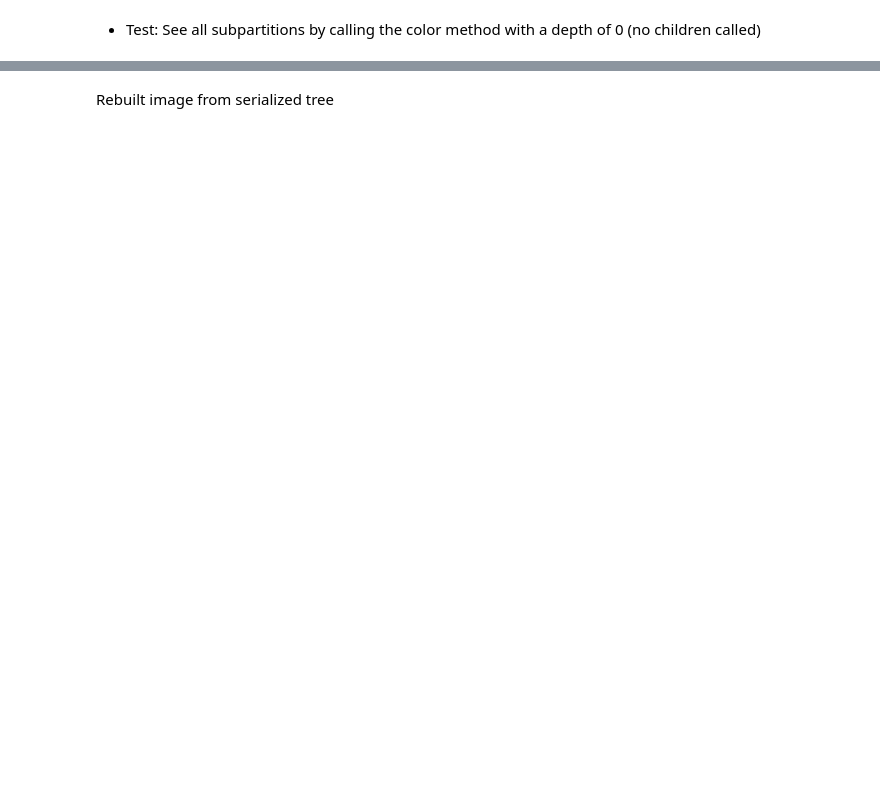
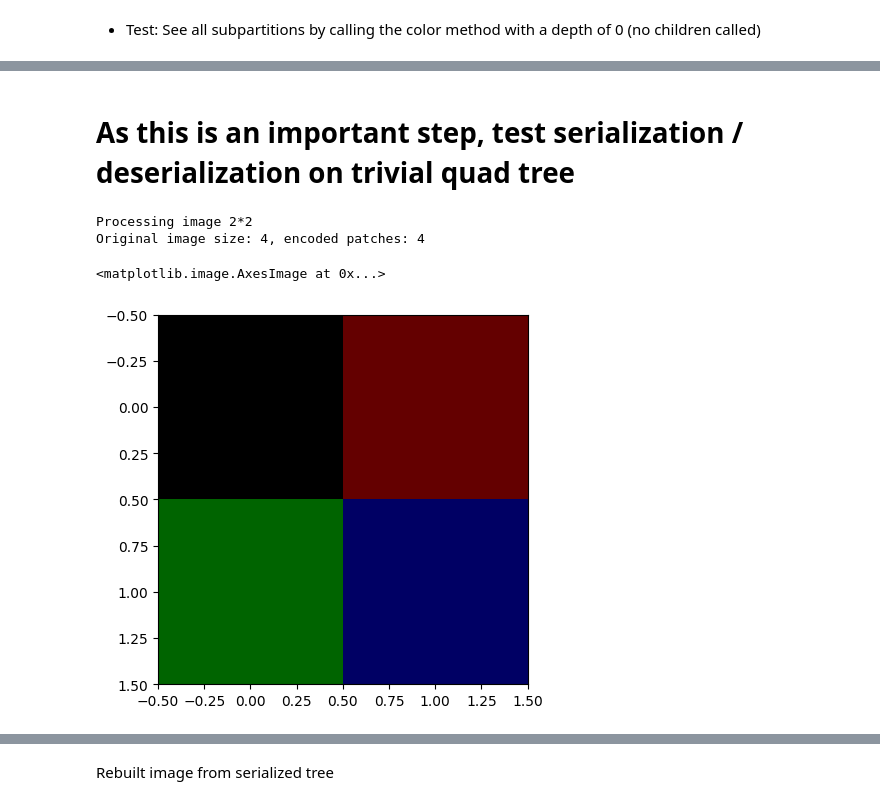
Before and after one commit to maximewel/image_processing, a Jupyter notebook: assignement_6/compression.ipynb, the cells around one changed output, grey strips where cells are left out. Drawn from its saved outputs; the diff is of its cells as text; code cells hidden in the pictures; blank space fills up the shorter version.

```diff
--- a/assignement_6/compression.ipynb
+++ b/assignement_6/compression.ipynb
@@ -328,0 +385,13 @@ for i in range(len(iterative_images)-1):
+# %% [markdown]
+# As this is an important step, test serialization / deserialization on trivial quad tree
+# %%
+test_image = np.array([[(0,0,0),(100,0,0)],[(0,100,0),(0,0,100)]])
+qt = QuadTree(test_image)
+qt.build_quad((2,2))
+
+plt.imshow(qt.show_tree_at_depth(2))
+# %% [output]
+Processing image 2*2
+Original image size: 4, encoded patches: 4
+<matplotlib.image.AxesImage at 0x...>
+[figure, added]
```
Also changed, not shown: parts of 14 cells of this notebook.
